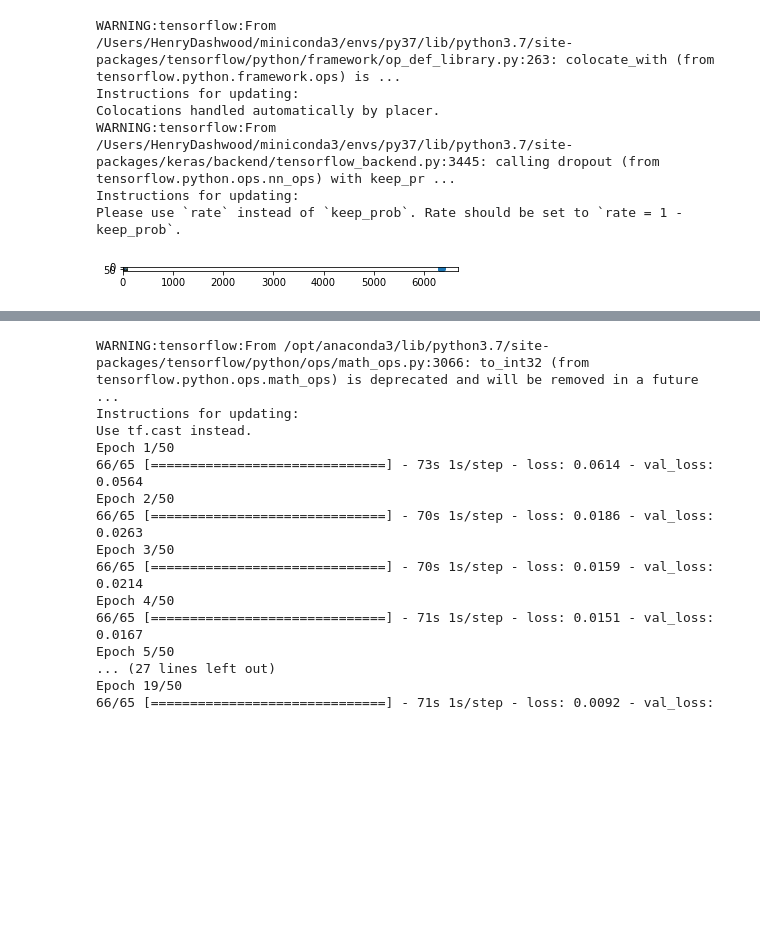
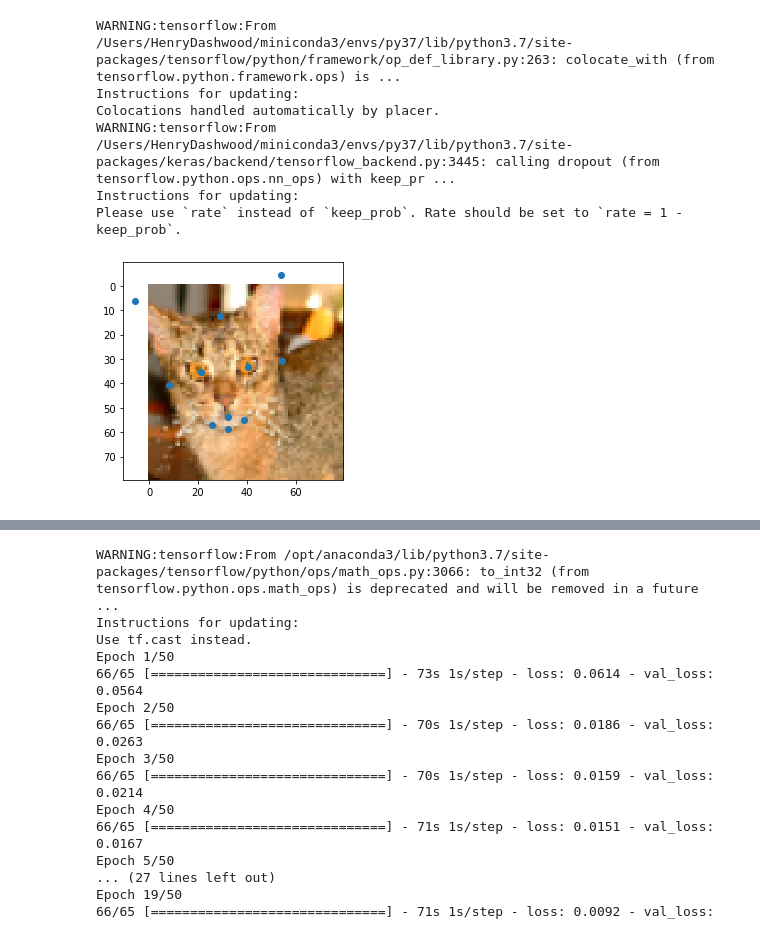
Before and after one commit to HenryDashwood/facial-features-detector, a Jupyter notebook: code/facial_keypoints.ipynb, the cells around one changed output, grey strips where cells are left out. Drawn from its saved outputs; the diff is of its cells as text; code cells hidden in the pictures; blank space fills up the shorter version.

Commit message:
more work getting augmentor generator to work

```diff
--- a/code/facial_keypoints.ipynb
+++ b/code/facial_keypoints.ipynb
@@ -97,6 +66,28 @@ def generator(features, labels, batch_size):
-# %%
-for batch_features, batch_labels in generator(X_norm[:10], y_norm.iloc[:10].values, 2):
-    plot_labelled_image(batch_features[0], batch_labels[0], 80)
-    break
-# %% [output]
-[figure, removed]
+# %%
+def augment(img, kps):
+    seq = iaa.Sequential([
+#                                 iaa.Fliplr(0.5),
+#                                 iaa.GaussianBlur((0, 3.0))
+#                                 iaa.Multiply((1.2, 1.5))
+                            iaa.Affine(scale=(1,2))
+#                                 iaa.Affine(rotate=(-20,20))
+                        ])
+
+    keypoints = KeypointsOnImage.from_xy_array(kps, shape=img.shape)
+
+    img_aug, kps_aug = seq(image=img, keypoints=keypoints)
+
+    kps_aug = kps_aug.to_xy_array().flatten()
+
+    return img_aug, kps_aug
+# %%
+temp_X = X.copy()
+temp_y = y.copy()
+
+temp_im, temp_lab = augment(temp_X[2], temp_y.iloc[2].values.reshape(11,2))
+
+temp_y.iloc[2] = temp_lab
+
+plot_labelled_image(temp_im, temp_y.iloc[2], 80, False)
+# %% [output]
+[figure, added]
```
Also changed, not shown: parts of 6 cells of this notebook.
